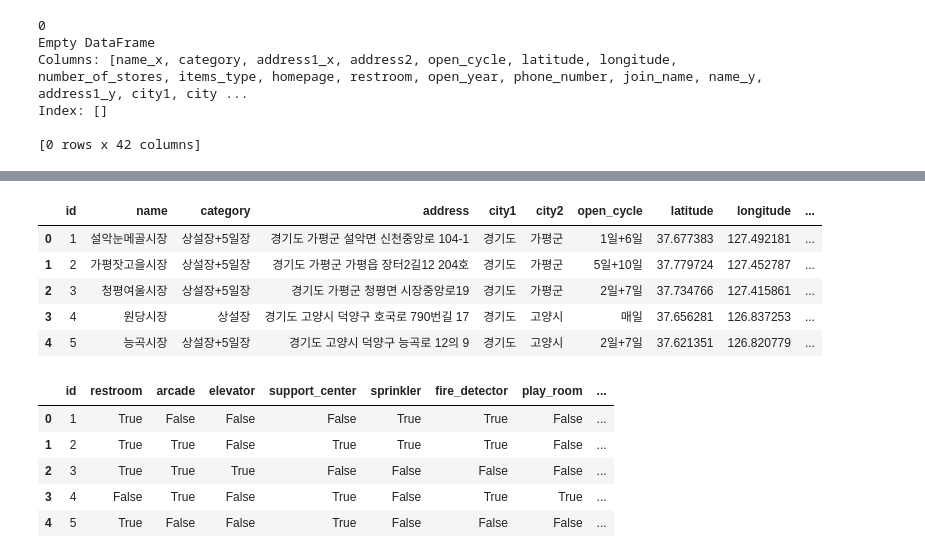
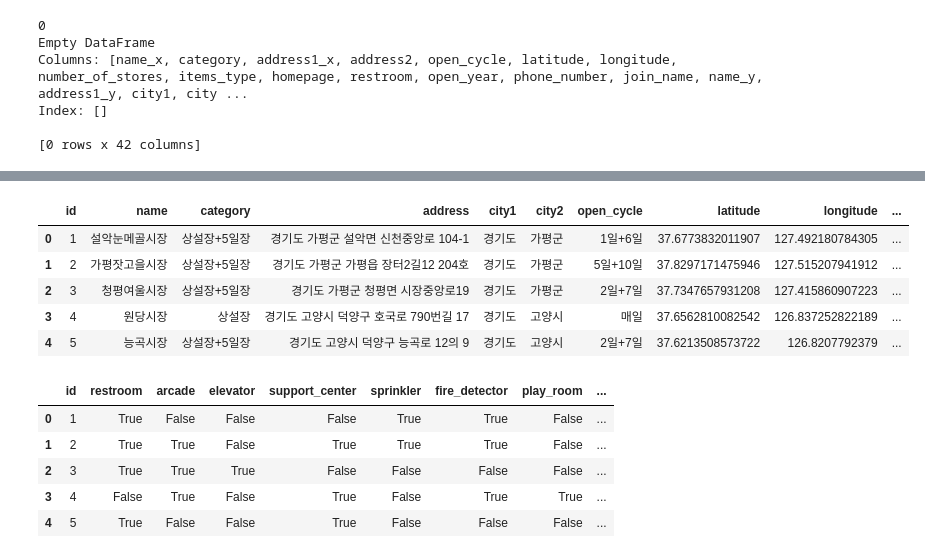
Before and after one commit to ArcoKim/traditional_market_map, a Jupyter notebook: data/transform.ipynb, the cells around one changed output, grey strips where cells are left out. Cells and saved outputs as stored; diff of their text form; code cells hidden in the pictures.

Commit message:
Complete Mini Search & Transform coordinate

```diff
--- a/data/transform.ipynb
+++ b/data/transform.ipynb
@@ -273,3 +273,38 @@ Columns: [name_x, category, address1_x, address2, open_cycle, latitude, longitud
 Index: []
 
 [0 rows x 42 columns]
+# %%
+import aiohttp
+import asyncio
+import pandas as pd
+
+url = "https://dapi.kakao.com/v2/local/search/address.json"
+headers = {
+    'Authorization': "KakaoAK <KAKAO REST API KEY>"
+}
+
+semaphore = asyncio.Semaphore(4)
+latitude = [0] * 1388
+longitude = [0] * 1388
+
+async def fetch(session, row, idx):
+    params = {"query": row.address}
+    async with semaphore:
+        async with session.get(url, headers=headers, params=params) as response:
+            if response.status == 200:
+                data = await response.json()
+                if data["documents"]:
+                    latitude[idx] = data["documents"][0]['y']
+                    longitude[idx] = data["documents"][0]['x']
+                else:
+                    latitude[idx] = row.latitude
+                    longitude[idx] = row.longitude
+            else:
+                print("Request failed with status code:", response.status)
+
+async with aiohttp.ClientSession() as session:
+    tasks = [fetch(session, row, idx) for idx, row in alls.iterrows()]
+    await asyncio.gather(*tasks)
+
+alls['latitude_n'] = latitude
+alls['longitude_n'] = longitude
@@ -276,21 +321,23 @@ Index: []
 # %%
+alls = alls.drop(["latitude", "longitude"], axis=1)
+
 alls.index += 1
 alls = alls.reset_index().rename(columns={"index": "facility_id"})
 
 alls.index += 1
-alls = alls.reset_index().rename(columns={"index": "id", "name_x": "name"})
+alls = alls.reset_index().rename(columns={"index": "id", "name_x": "name", "latitude_n": "latitude", "longitude_n": "longitude"})
 
 market = alls[["id", "name", "category", "address", "city1", "city2", "open_cycle", "latitude", "longitude", "number_of_stores",
                "items_type", "homepage", "open_year", "phone_number", "facility_id"]]
 
 market.head()
 # %% [output]
 |  | id | name | category | address | city1 | city2 | open_cycle | latitude | longitude | ... |
-| 0 | 1 | 설악눈메골시장 | 상설장+5일장 | 경기도 가평군 설악면 신천중앙로 104-1 | 경기도 | 가평군 | 1일+6일 | 37.677383 | 127.492181 | ... |
-| 1 | 2 | 가평잣고을시장 | 상설장+5일장 | 경기도 가평군 가평읍 장터2길12 204호 | 경기도 | 가평군 | 5일+10일 | 37.779724 | 127.452787 | ... |
-| 2 | 3 | 청평여울시장 | 상설장+5일장 | 경기도 가평군 청평면 시장중앙로19 | 경기도 | 가평군 | 2일+7일 | 37.734766 | 127.415861 | ... |
-| 3 | 4 | 원당시장 | 상설장 | 경기도 고양시 덕양구 호국로 790번길 17 | 경기도 | 고양시 | 매일 | 37.656281 | 126.837253 | ... |
-| 4 | 5 | 능곡시장 | 상설장+5일장 | 경기도 고양시 덕양구 능곡로 12의 9 | 경기도 | 고양시 | 2일+7일 | 37.621351 | 126.820779 | ... |
+| 0 | 1 | 설악눈메골시장 | 상설장+5일장 | 경기도 가평군 설악면 신천중앙로 104-1 | 경기도 | 가평군 | 1일+6일 | 37.6773832011907 | 127.492180784305 | ... |
+| 1 | 2 | 가평잣고을시장 | 상설장+5일장 | 경기도 가평군 가평읍 장터2길12 204호 | 경기도 | 가평군 | 5일+10일 | 37.8297171475946 | 127.515207941912 | ... |
+| 2 | 3 | 청평여울시장 | 상설장+5일장 | 경기도 가평군 청평면 시장중앙로19 | 경기도 | 가평군 | 2일+7일 | 37.7347657931208 | 127.415860907223 | ... |
+| 3 | 4 | 원당시장 | 상설장 | 경기도 고양시 덕양구 호국로 790번길 17 | 경기도 | 고양시 | 매일 | 37.6562810082542 | 126.837252822189 | ... |
+| 4 | 5 | 능곡시장 | 상설장+5일장 | 경기도 고양시 덕양구 능곡로 12의 9 | 경기도 | 고양시 | 2일+7일 | 37.6213508573722 | 126.8207792379 | ... |
 # %%
 facility = alls[["id", "restroom", "arcade", "elevator", "support_center", "sprinkler", "fire_detector", "play_room", "call_center",
                  "foyer", "lactation_center", "stockroom", "bicycle_rack", "gym", "library", "shopping_cart", "visitor_center",
```
Also changed, not shown: parts of 2 cells of this notebook, 3 other files.
